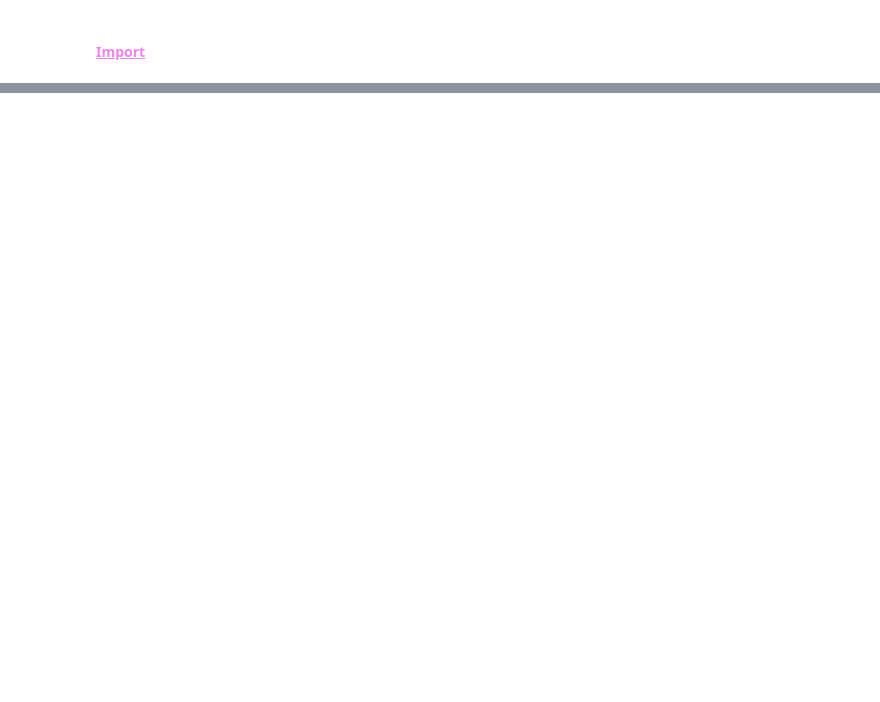
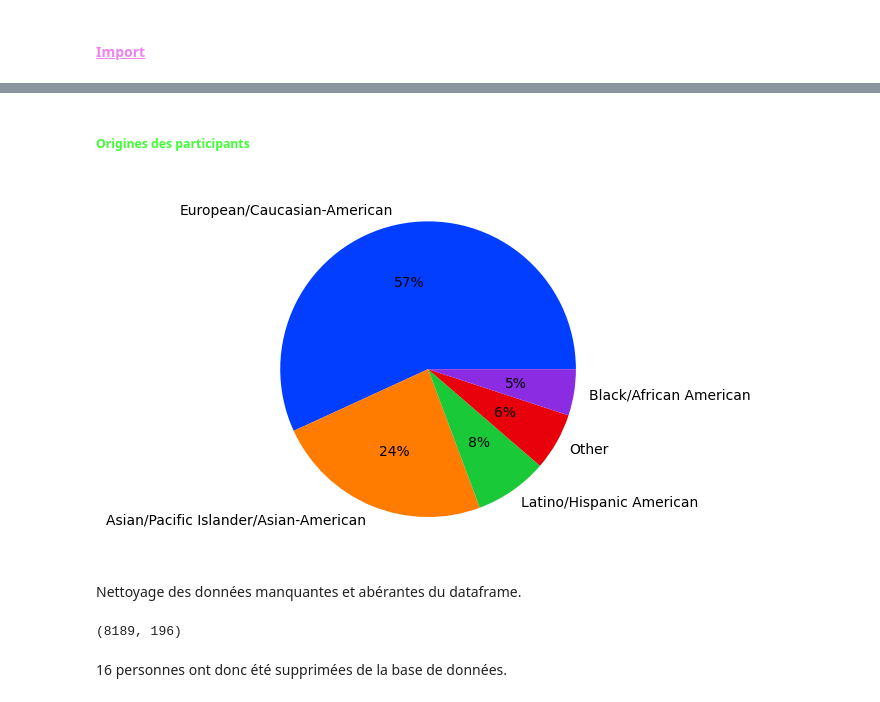
Before and after one commit to Olivier77260/Tinder2.2, a Jupyter notebook: tinder.ipynb, the cells around one changed output, grey strips where cells are left out. Drawn from its saved outputs; the diff is of its cells as text; code cells hidden in the pictures; blank space fills up the shorter version.

```diff
--- a/tinder.ipynb
+++ b/tinder.ipynb
@@ -27,0 +135,34 @@ import numpy as np
+# %% [markdown]
+##### <font color="#3FFF33">Origines des participants</font>
+# %%
+race = df.race.value_counts()
+def Races(x):
+    if x == 1.0:
+        size = "Black/African American"
+    elif x == 2.0:
+        size = "European/Caucasian-American"
+    elif x == 3.0:
+        size = "Latino/Hispanic American"
+    elif x == 4.0:
+        size = "Asian/Pacific Islander/Asian-American"
+    elif x == 5.0:
+        size = "Native American"
+    else:
+        size = "Other"
+    return size
+race.index = race.index.map(Races)
+colors = sns.color_palette("bright")
+plt.pie(race, labels=race.index, colors=colors, autopct="%0.0f%%")
+plt.show()
+# %% [output]
+[figure, added]
+# %% [markdown]
+Nettoyage des données manquantes et abérantes du dataframe.
+# %%
+df_clean = df.dropna(subset=['from', 'goal'], how='all', inplace=True)
+df_clean = df[(df["age"] < 37) & (df["age"] > 18)].reset_index()
+df_clean.shape
+# %% [output]
+(8189, 196)
+# %% [markdown]
+16 personnes ont donc été supprimées de la base de données.
```
Also changed, not shown: parts of 54 cells of this notebook, 1 other file.
